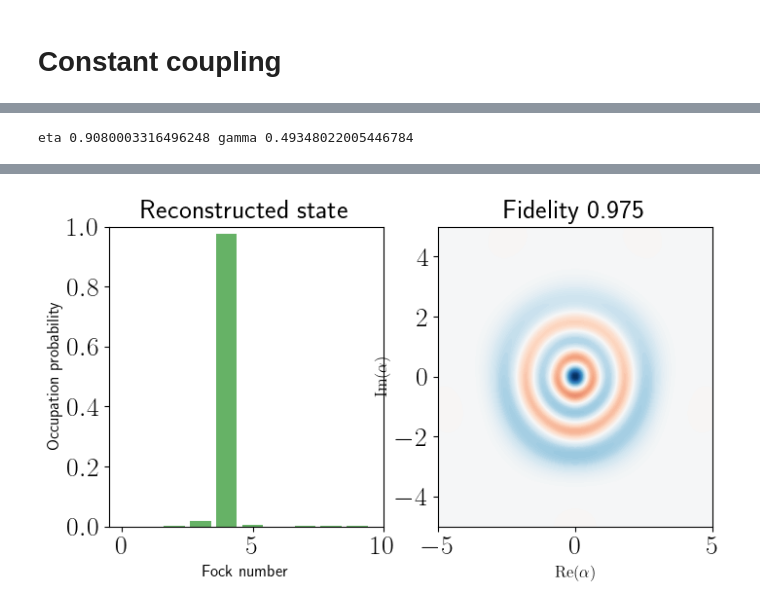
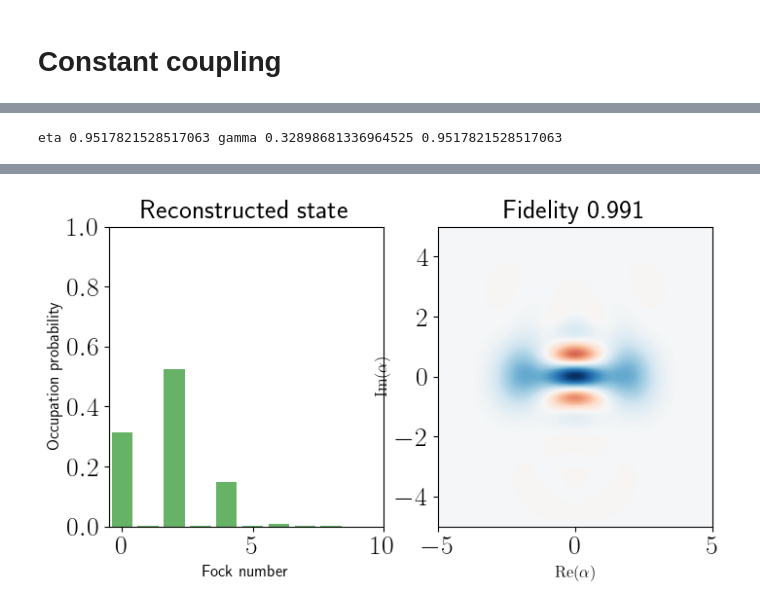
Before and after one commit to ingstra/qubitdyne, a Jupyter notebook: tomography_lossy_system_const_coupl.ipynb, the cells around one changed output, grey strips where cells are left out. Saved outputs shown, nothing was run; the diff lists cells and outputs as text; code cells hidden in the pictures.

Commit message:
tomography with loss, const coupl working

```diff
--- a/tomography_lossy_system_const_coupl.ipynb
+++ b/tomography_lossy_system_const_coupl.ipynb
@@ -33,10 +33,10 @@ proj1 = tensor(idc, basis(2,1).proj())
 initial_cavity = coherent(N, 1j*1)
 
 
-alpha = 0.7
+alpha = 1.41
 initial_cavity = (coherent(N, alpha) + coherent(N,-alpha)).unit()
 
-initial_cavity = fock(N, 4)
+#initial_cavity = fock(N, 3)
 
 
 psi0 = tensor(initial_cavity, basis(2,0))
@@ -68,10 +68,10 @@ def find_first_zero(func, tol=0.5e-2, max=2000):
 # %% [markdown]
 ## Params
 # %%
-Ntrajs = 200
+Ntrajs = 500
 
-dt = 0.05
-dt_total = 0.5
+dt = 0.3
+dt_total = 1
 factor = dt_total/dt
 # %% [markdown]
 # Constant coupling
@@ -136,7 +136,7 @@ def get_measurements_hist_Nmeas_const(rotangl, theta, kappa, n_init):
     return hist
 # %%
 # homodyne setting for measurement operators
-nangles = 15
+nangles = 10
 thetas = np.linspace(0,np.pi, nangles) # list of all angles
 
 # histogram parameters
@@ -194,14 +194,13 @@ def get_basis_dms(N_large, basis_vectors):
 basis_vectors  = get_basis_vectors(N_large) # needed for the adjusted operators
 basis_dms = get_basis_dms(N_large, basis_vectors)
 
+basis_vectors_cut = get_basis_vectors(N)
+basis_dms_cut = get_basis_dms(N, basis_vectors_cut)
+
+
 ### Construct noise adjusted measurement operators
 def B(n,k, eta):
     return np.sqrt(comb(n+k,n) * eta**n * (1-eta)**k)
-
-
-
-basis_vectors_cut = get_basis_vectors(N)
-basis_dms_cut = get_basis_dms(N, basis_vectors_cut)
 # %% [output]
 [Parallel(n_jobs=-1)]: Using backend MultiprocessingBackend with 32 concurrent workers.
 [Parallel(n_jobs=-1)]: Done   8 tasks      | elapsed:    0.4s
@@ -214,9 +213,9 @@ basis_dms_cut = get_basis_dms(N, basis_vectors_cut)
 kappa = 0.005
 
 ##### EFFECTIVE INTERACTION STRENGTH
-theta_int = 0.1*np.pi/2
+theta_int = 0.2*np.pi/2
 
-gamma = theta**2/dt
+gamma = theta_int**2/dt
 gamma_effective = gamma/factor
 
 # choose to run with or without noise/loss compensation
@@ -229,14 +228,14 @@ else:
     eta = 1
 
 
-print("eta", eta, 'gamma', gamma)
+print("eta", eta, 'gamma', gamma,gamma_effective/(gamma_effective + kappa) )
 # %% [output]
-eta 0.9080003316496248 gamma 0.49348022005446784
+eta 0.9517821528517063 gamma 0.32898681336964525 0.9517821528517063
 # %%
 %%time
 
 # get histograms of measurement data
-b_all = Parallel(n_jobs=-1, verbose=0, backend="loky")(delayed(get_measurements_hist_Nmeas_const)(rotangl,theta, kappa, n_init) for rotangl in thetas)
+b_all = Parallel(n_jobs=nangles, verbose=1, backend="loky")(delayed(get_measurements_hist_Nmeas_const)(rotangl,theta_int, kappa, n_init) for rotangl in thetas)
 
 # Load homodyne data into vector $\vec b$
 b = np.concatenate([array for array in b_all])
@@ -254,8 +253,6 @@ op_list = Parallel(n_jobs=-1, verbose=0, backend="multiprocessing")(delayed(get_
     ### Construct the matrix A in $A\vec\rho=\vec b$
     #From `Pis` and `basis_dms`.
 
-op_list_cut = [op[:N,:N] for op in op_list]
-
 def func(index, a):
         return np.trace(op_list[index[0]][:N,:N] @ basis_dms_cut[index[1]])
 
@@ -265,6 +262,7 @@ A_p = Parallel(n_jobs=-1, verbose=0, backend="multiprocessing")(delayed(func)(id
 A = np.reshape(A_p, (len(Pis), N*N))
 
 X = cp.Variable((N,N), hermitian=True)
+
 cost = cp.norm(A @ cp.vec(X) - b, 2)
 
 #Set the trace constraint and positive-semidefinite constraint, respectively.
@@ -291 +292 @@ Wall time: 58.7 s
-[figure, old version]
+[figure, new version]
```
Also changed, not shown: parts of 4 cells of this notebook.
